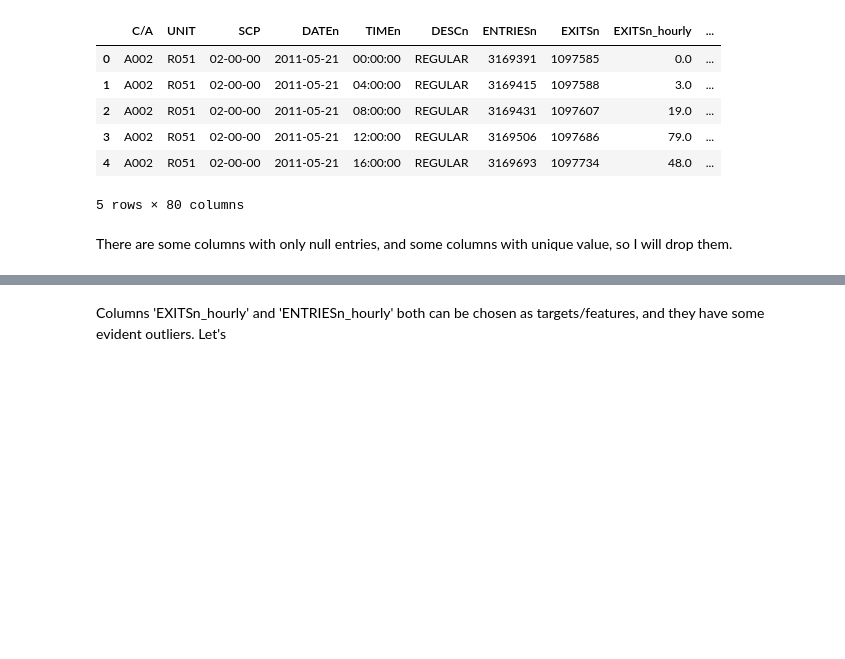
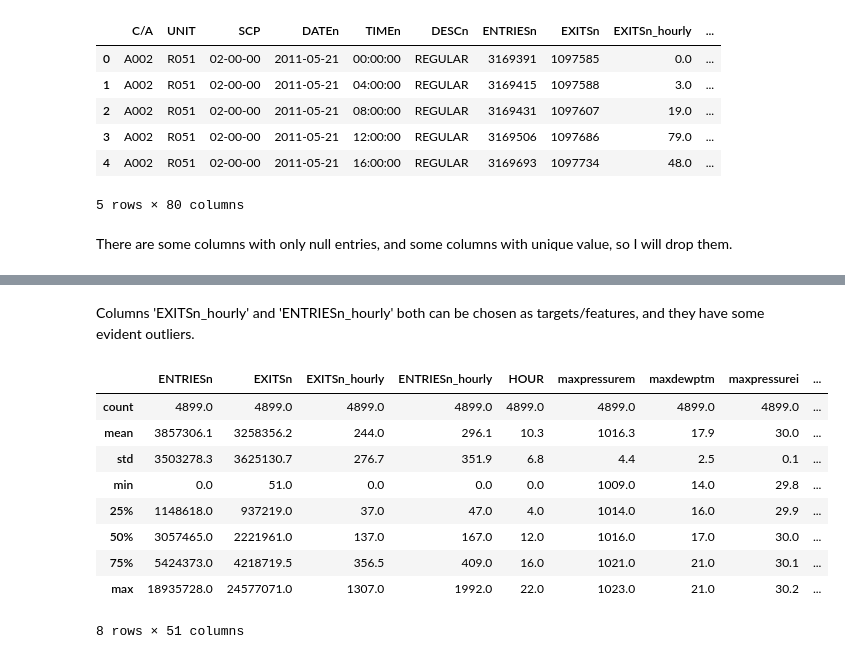
Before and after one commit to YuliyaKar/mtasubway-project, a Jupyter notebook: linear_model_with_tf.ipynb, the cells around one changed output, grey strips where cells are left out. Drawn from its saved outputs; the diff is of its cells as text; code cells hidden in the pictures; blank space fills up the shorter version.

```diff
--- a/linear_model_with_tf.ipynb
+++ b/linear_model_with_tf.ipynb
@@ -54,4 +56,22 @@ data.describe()
 | max | 18935728.0 | 24578513.0 | 17560300.0 | 11521719.0 | 22.0 | 1023.0 | 21.0 | 30.2 | ... |
 8 rows × 51 columns
 # %% [markdown]
-Columns 'EXITSn_hourly' and 'ENTRIESn_hourly' both can be chosen as targets/features, and they have some evident outliers. Let's
+
+Columns 'EXITSn_hourly' and 'ENTRIESn_hourly' both can be chosen as targets/features, and they have some evident outliers.
+# %%
+# Cut 2.5% of data from each end
+data = cut_outliers(data, "ENTRIESn_hourly", 0.025)
+data = cut_outliers(data, "EXITSn_hourly", 0.025)
+
+data.describe()
+# %% [output]
+|  | ENTRIESn | EXITSn | EXITSn_hourly | ENTRIESn_hourly | HOUR | maxpressurem | maxdewptm | maxpressurei | ... |
+| count | 4899.0 | 4899.0 | 4899.0 | 4899.0 | 4899.0 | 4899.0 | 4899.0 | 4899.0 | ... |
+| mean | 3857306.1 | 3258356.2 | 244.0 | 296.1 | 10.3 | 1016.3 | 17.9 | 30.0 | ... |
+| std | 3503278.3 | 3625130.7 | 276.7 | 351.9 | 6.8 | 4.4 | 2.5 | 0.1 | ... |
+| min | 0.0 | 51.0 | 0.0 | 0.0 | 0.0 | 1009.0 | 14.0 | 29.8 | ... |
+| 25% | 1148618.0 | 937219.0 | 37.0 | 47.0 | 4.0 | 1014.0 | 16.0 | 29.9 | ... |
+| 50% | 3057465.0 | 2221961.0 | 137.0 | 167.0 | 12.0 | 1016.0 | 17.0 | 30.0 | ... |
+| 75% | 5424373.0 | 4218719.5 | 356.5 | 409.0 | 16.0 | 1021.0 | 21.0 | 30.1 | ... |
+| max | 18935728.0 | 24577071.0 | 1307.0 | 1992.0 | 22.0 | 1023.0 | 21.0 | 30.2 | ... |
+8 rows × 51 columns
```
Also changed, not shown: parts of 4 cells of this notebook.
